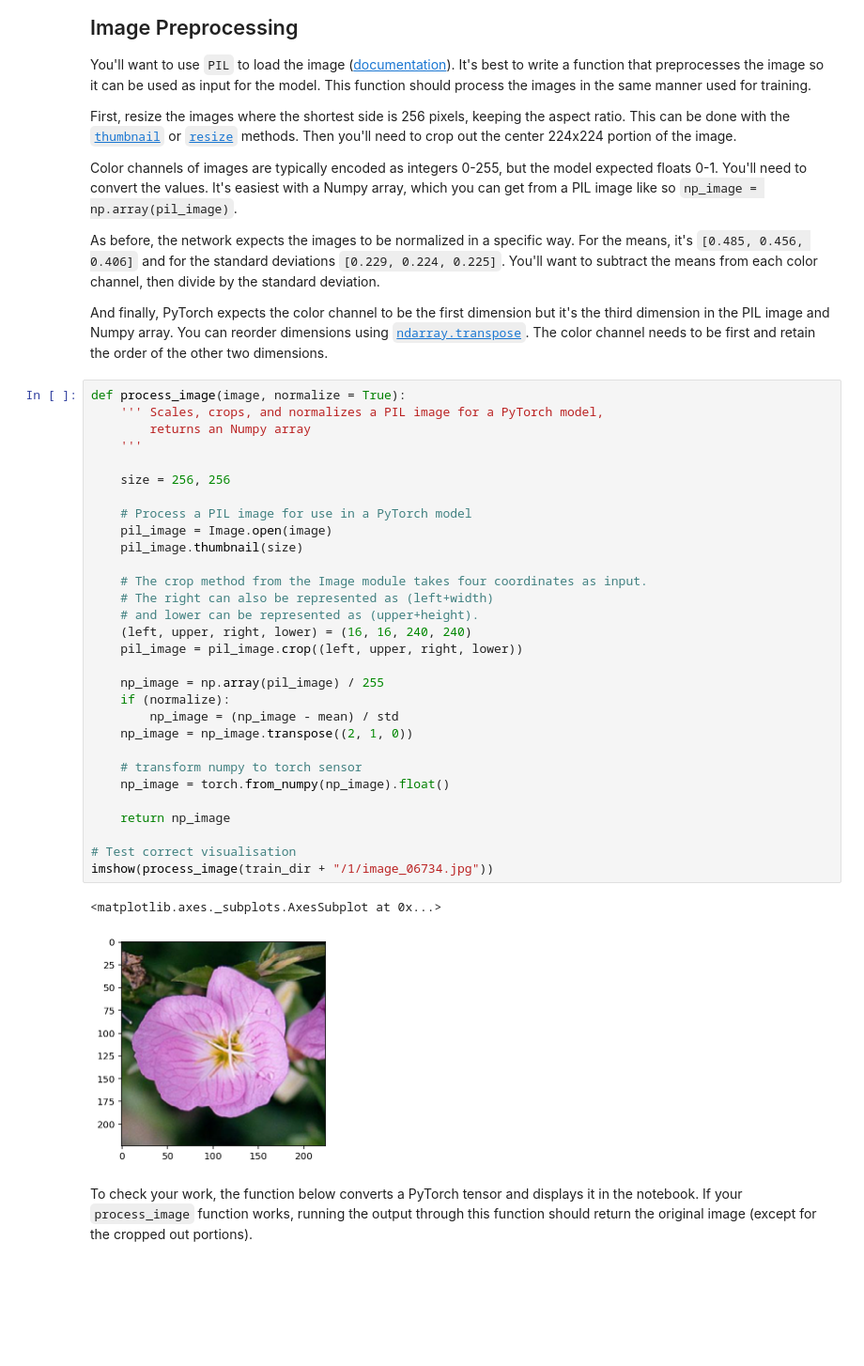
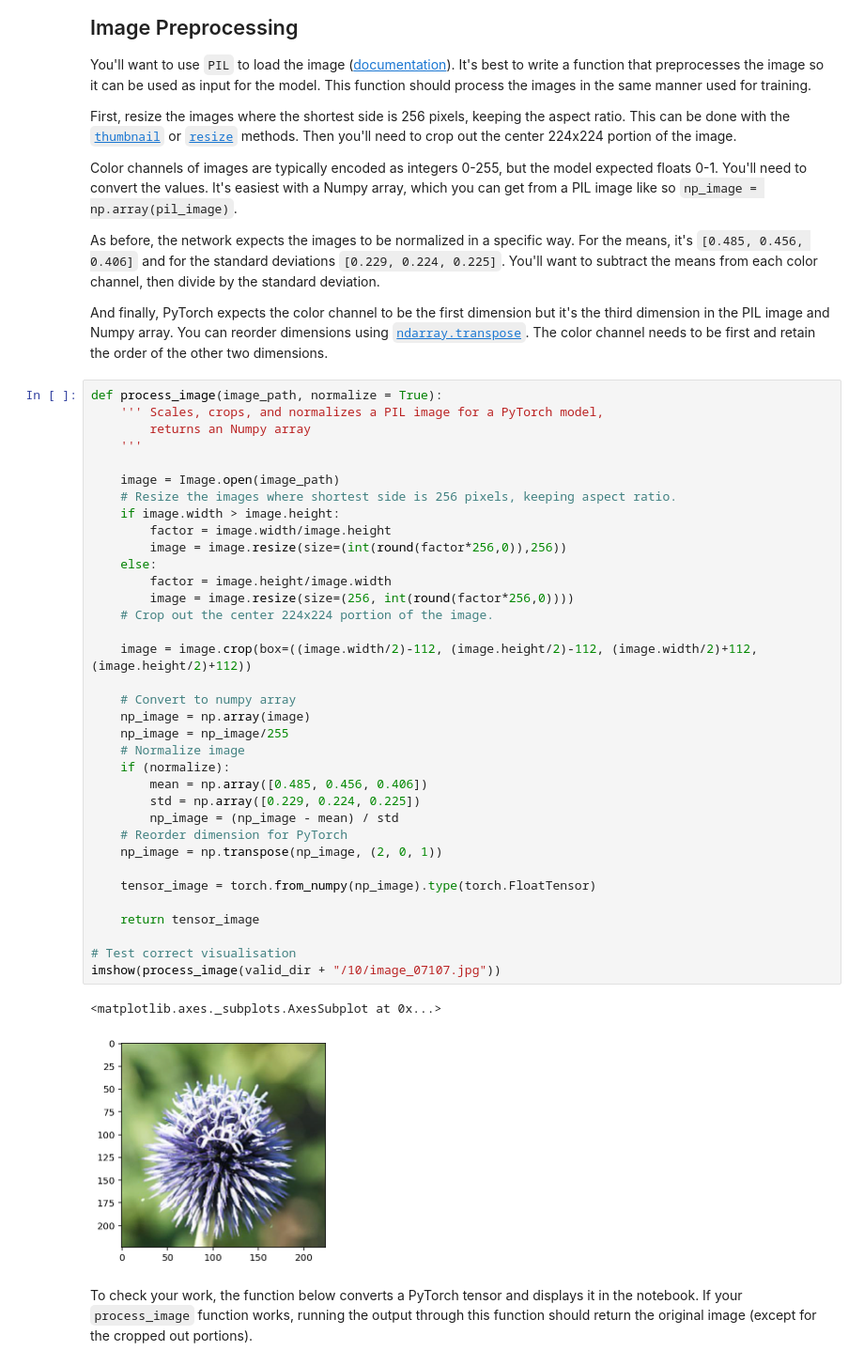
Before and after one commit to CosmicMiriam/ImageClassifier, a Jupyter notebook: Image Classifier Project.ipynb, the cells around one changed output. Shown at 94% size. Saved outputs shown, nothing was run; the diff lists cells and outputs as text; blank space fills up the shorter version.

```diff
--- a/Image Classifier Project.ipynb
+++ b/Image Classifier Project.ipynb
@@ -418,39 +418,44 @@ Color channels of images are typically encoded as integers 0-255, but the model
 As before, the network expects the images to be normalized in a specific way. For the means, it's `[0.485, 0.456, 0.406]` and for the standard deviations `[0.229, 0.224, 0.225]`. You'll want to subtract the means from each color channel, then divide by the standard deviation.
 
 And finally, PyTorch expects the color channel to be the first dimension but it's the third dimension in the PIL image and Numpy array. You can reorder dimensions using [`ndarray.transpose`](https://docs.scipy.org/doc/numpy-1.13.0/reference/generated/numpy.ndarray.transpose.html). The color channel needs to be first and retain the order of the other two dimensions.
-# %%
-def process_image(image, normalize = True):
-    ''' Scales, crops, and normalizes a PIL image for a PyTorch model,
-        returns an Numpy array
-    '''
-
-    size = 256, 256
-
-    # Process a PIL image for use in a PyTorch model
-    pil_image = Image.open(image)
-    pil_image.thumbnail(size)
-
-    # The crop method from the Image module takes four coordinates as input.
-    # The right can also be represented as (left+width)
-    # and lower can be represented as (upper+height).
-    (left, upper, right, lower) = (16, 16, 240, 240)
-    pil_image = pil_image.crop((left, upper, right, lower))
-
-    np_image = np.array(pil_image) / 255
-    if (normalize):
-        np_image = (np_image - mean) / std
-    np_image = np_image.transpose((2, 1, 0))
-
-    # transform numpy to torch sensor
-    np_image = torch.from_numpy(np_image).float()
-
-    return np_image
-
-# Test correct visualisation
-imshow(process_image(train_dir + "/1/image_06734.jpg"))
-# %% [output]
-<matplotlib.axes._subplots.AxesSubplot at 0x...>
-[figure, removed]
+# %%
+def process_image(image_path, normalize = True):
+    ''' Scales, crops, and normalizes a PIL image for a PyTorch model,
+        returns an Numpy array
+    '''
+
+    image = Image.open(image_path)
+    # Resize the images where shortest side is 256 pixels, keeping aspect ratio.
+    if image.width > image.height:
+        factor = image.width/image.height
+        image = image.resize(size=(int(round(factor*256,0)),256))
+    else:
+        factor = image.height/image.width
+        image = image.resize(size=(256, int(round(factor*256,0))))
+    # Crop out the center 224x224 portion of the image.
+
+    image = image.crop(box=((image.width/2)-112, (image.height/2)-112, (image.width/2)+112, (image.height/2)+112))
+
+    # Convert to numpy array
+    np_image = np.array(image)
+    np_image = np_image/255
+    # Normalize image
+    if (normalize):
+        mean = np.array([0.485, 0.456, 0.406])
+        std = np.array([0.229, 0.224, 0.225])
+        np_image = (np_image - mean) / std
+    # Reorder dimension for PyTorch
+    np_image = np.transpose(np_image, (2, 0, 1))
+
+    tensor_image = torch.from_numpy(np_image).type(torch.FloatTensor)
+
+    return tensor_image
+
+# Test correct visualisation
+imshow(process_image(valid_dir + "/10/image_07107.jpg"))
+# %% [output]
+<matplotlib.axes._subplots.AxesSubplot at 0x...>
+[figure, added]
 # %% [markdown]
 To check your work, the function below converts a PyTorch tensor and displays it in the notebook. If your `process_image` function works, running the output through this function should return the original image (except for the cropped out portions).
 # %% [markdown]
```
Also changed, not shown: parts of 9 cells of this notebook, 6 other files.
